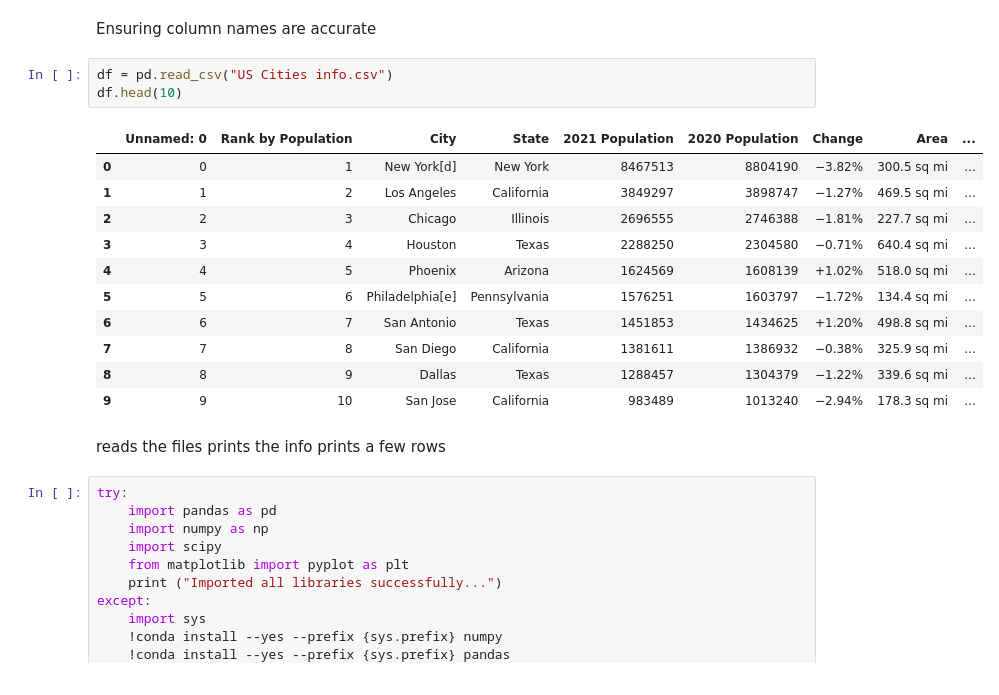
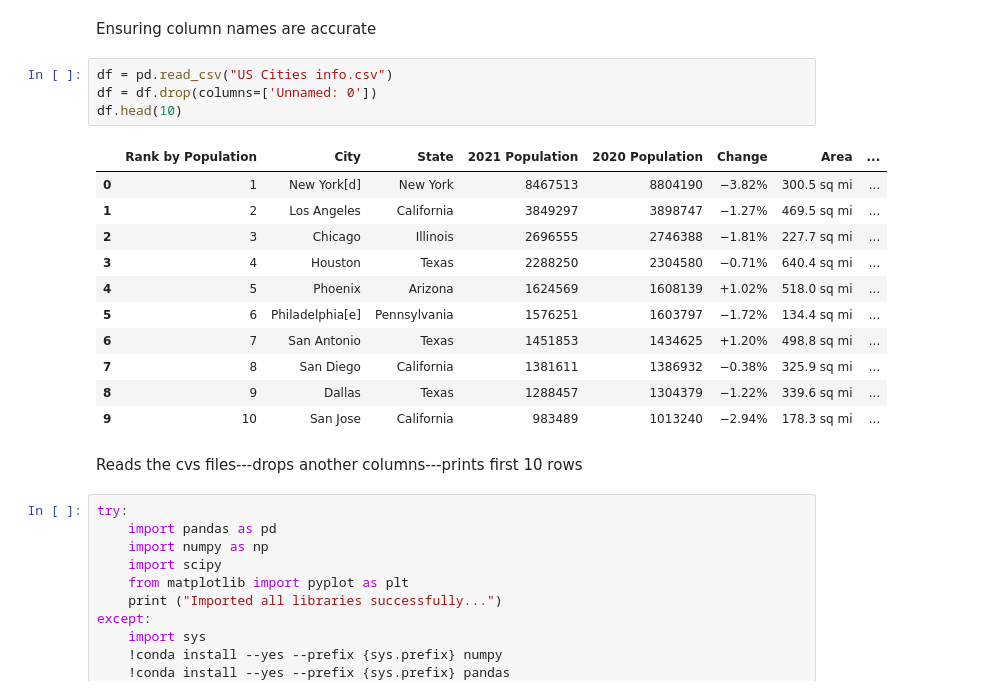
Before and after one commit to ashmanoj/USCitiesWebExtraction, a Jupyter notebook: Coding_Assignment.ipynb, the cells around one changed output. Saved outputs shown, nothing was run; the diff lists cells and outputs as text.

```diff
--- a/Coding_Assignment.ipynb
+++ b/Coding_Assignment.ipynb
@@ -95,23 +96,22 @@ Index(['Rank by Population', 'City', 'State', '2021 Population',
 Ensuring column names are accurate
 # %%
 df = pd.read_csv("US Cities info.csv")
+df = df.drop(columns=['Unnamed: 0'])
 df.head(10)
 # %% [output]
-|  | Unnamed: 0 | Rank by Population | City | State | 2021 Population | 2020 Population | Change | Area | ... |
-| 0 | 0 | 1 | New York[d] | New York | 8467513 | 8804190 | −3.82% | 300.5 sq mi | ... |
-| 1 | 1 | 2 | Los Angeles | California | 3849297 | 3898747 | −1.27% | 469.5 sq mi | ... |
-| 2 | 2 | 3 | Chicago | Illinois | 2696555 | 2746388 | −1.81% | 227.7 sq mi | ... |
-| 3 | 3 | 4 | Houston | Texas | 2288250 | 2304580 | −0.71% | 640.4 sq mi | ... |
-| 4 | 4 | 5 | Phoenix | Arizona | 1624569 | 1608139 | +1.02% | 518.0 sq mi | ... |
-| 5 | 5 | 6 | Philadelphia[e] | Pennsylvania | 1576251 | 1603797 | −1.72% | 134.4 sq mi | ... |
-| 6 | 6 | 7 | San Antonio | Texas | 1451853 | 1434625 | +1.20% | 498.8 sq mi | ... |
-| 7 | 7 | 8 | San Diego | California | 1381611 | 1386932 | −0.38% | 325.9 sq mi | ... |
-| 8 | 8 | 9 | Dallas | Texas | 1288457 | 1304379 | −1.22% | 339.6 sq mi | ... |
-| 9 | 9 | 10 | San Jose | California | 983489 | 1013240 | −2.94% | 178.3 sq mi | ... |
+|  | Rank by Population | City | State | 2021 Population | 2020 Population | Change | Area | ... |
+| 0 | 1 | New York[d] | New York | 8467513 | 8804190 | −3.82% | 300.5 sq mi | ... |
+| 1 | 2 | Los Angeles | California | 3849297 | 3898747 | −1.27% | 469.5 sq mi | ... |
+| 2 | 3 | Chicago | Illinois | 2696555 | 2746388 | −1.81% | 227.7 sq mi | ... |
+| 3 | 4 | Houston | Texas | 2288250 | 2304580 | −0.71% | 640.4 sq mi | ... |
+| 4 | 5 | Phoenix | Arizona | 1624569 | 1608139 | +1.02% | 518.0 sq mi | ... |
+| 5 | 6 | Philadelphia[e] | Pennsylvania | 1576251 | 1603797 | −1.72% | 134.4 sq mi | ... |
+| 6 | 7 | San Antonio | Texas | 1451853 | 1434625 | +1.20% | 498.8 sq mi | ... |
+| 7 | 8 | San Diego | California | 1381611 | 1386932 | −0.38% | 325.9 sq mi | ... |
+| 8 | 9 | Dallas | Texas | 1288457 | 1304379 | −1.22% | 339.6 sq mi | ... |
+| 9 | 10 | San Jose | California | 983489 | 1013240 | −2.94% | 178.3 sq mi | ... |
 # %% [markdown]
-reads the files
-prints the info
-prints a few rows
+Reads the cvs files---drops another columns---prints first 10 rows
 # %%
 try:
     import pandas as pd
```
Also changed, not shown: parts of 2 cells of this notebook, 2 other files.
